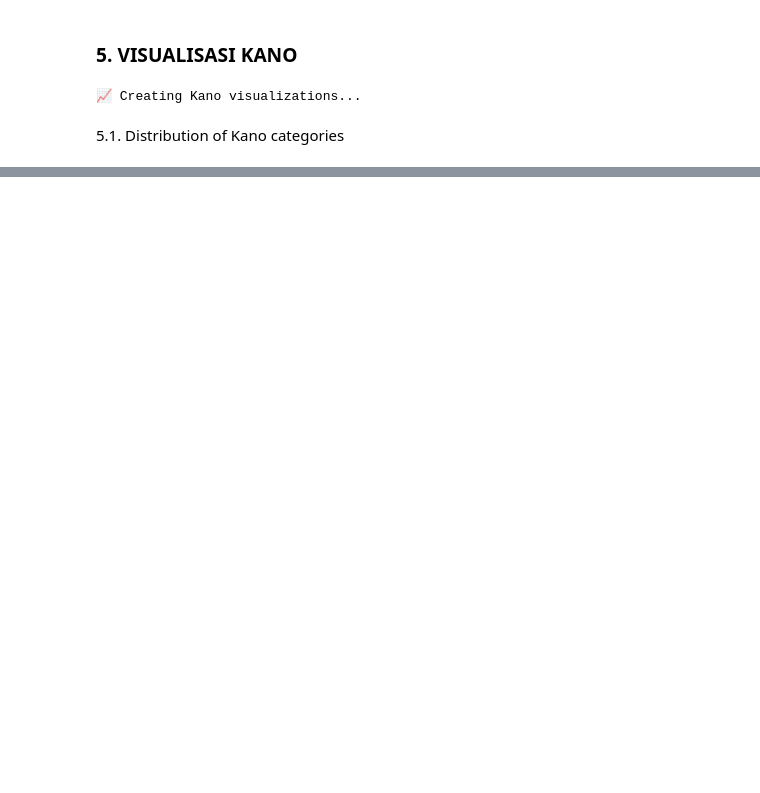
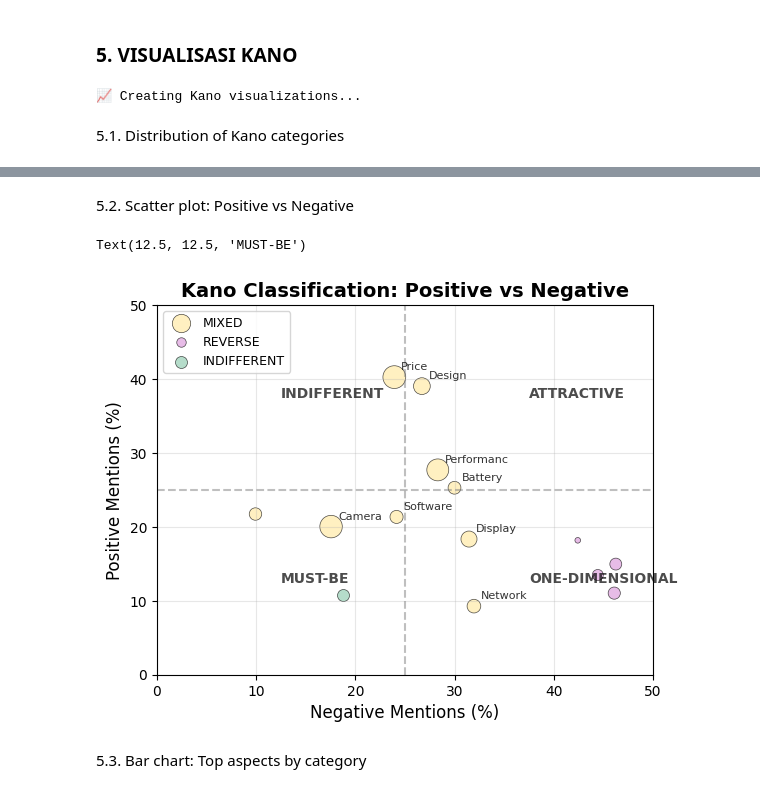
Before and after one commit to qee20/productsentiment, a Jupyter notebook: workinotebook/kano_model_process.ipynb, the cells around one changed output, grey strips where cells are left out. Drawn from its saved outputs; the diff is of its cells as text; code cells hidden in the pictures; blank space fills up the shorter version.

```diff
--- a/workinotebook/kano_model_process.ipynb
+++ b/workinotebook/kano_model_process.ipynb
@@ -309,0 +292,53 @@ Text(0.5, 1.0, 'Distribution of Kano Categories')
+# %% [markdown]
+5.2. Scatter plot: Positive vs Negative
+# %%
+plt.subplot(1, 1, 1)
+
+for category in kano_df['kano_category'].unique():
+    mask = kano_df['kano_category'] == category
+    subset = kano_df[mask]
+
+    plt.scatter(
+        subset['negative_pct'],
+        subset['positive_pct'],
+        s=subset['total_mentions']/2,  # Size by frequency
+        alpha=0.7,
+        c=kano_colors.get(category, '#CCCCCC'),
+        label=category,
+        edgecolors='black',
+        linewidth=0.5
+    )
+
+# Add aspect labels for important aspects
+for _, row in kano_df.head(8).iterrows():
+    plt.annotate(
+        row['aspect'][:10],
+        (row['negative_pct'], row['positive_pct']),
+        xytext=(5, 5),
+        textcoords='offset points',
+        fontsize=8,
+        alpha=0.8
+    )
+
+plt.xlabel('Negative Mentions (%)', fontsize=12)
+plt.ylabel('Positive Mentions (%)', fontsize=12)
+plt.title('Kano Classification: Positive vs Negative', fontsize=14, fontweight='bold')
+plt.legend(loc='upper left', fontsize=9)
+plt.grid(True, alpha=0.3)
+
+# Add Kano quadrants
+plt.axhline(y=25, color='gray', linestyle='--', alpha=0.5)
+plt.axvline(x=25, color='gray', linestyle='--', alpha=0.5)
+plt.xlim(0, 50)
+plt.ylim(0, 50)
+
+# Add quadrant labels
+plt.text(37.5, 37.5, 'ATTRACTIVE', fontsize=10, fontweight='bold', alpha=0.7)
+plt.text(37.5, 12.5, 'ONE-DIMENSIONAL', fontsize=10, fontweight='bold', alpha=0.7)
+plt.text(12.5, 37.5, 'INDIFFERENT', fontsize=10, fontweight='bold', alpha=0.7)
+plt.text(12.5, 12.5, 'MUST-BE', fontsize=10, fontweight='bold', alpha=0.7)
+# %% [output]
+Text(12.5, 12.5, 'MUST-BE')
+[figure, added]
+# %% [markdown]
+5.3. Bar chart: Top aspects by category
```
Also changed, not shown: parts of 11 cells of this notebook, 5 other files.
